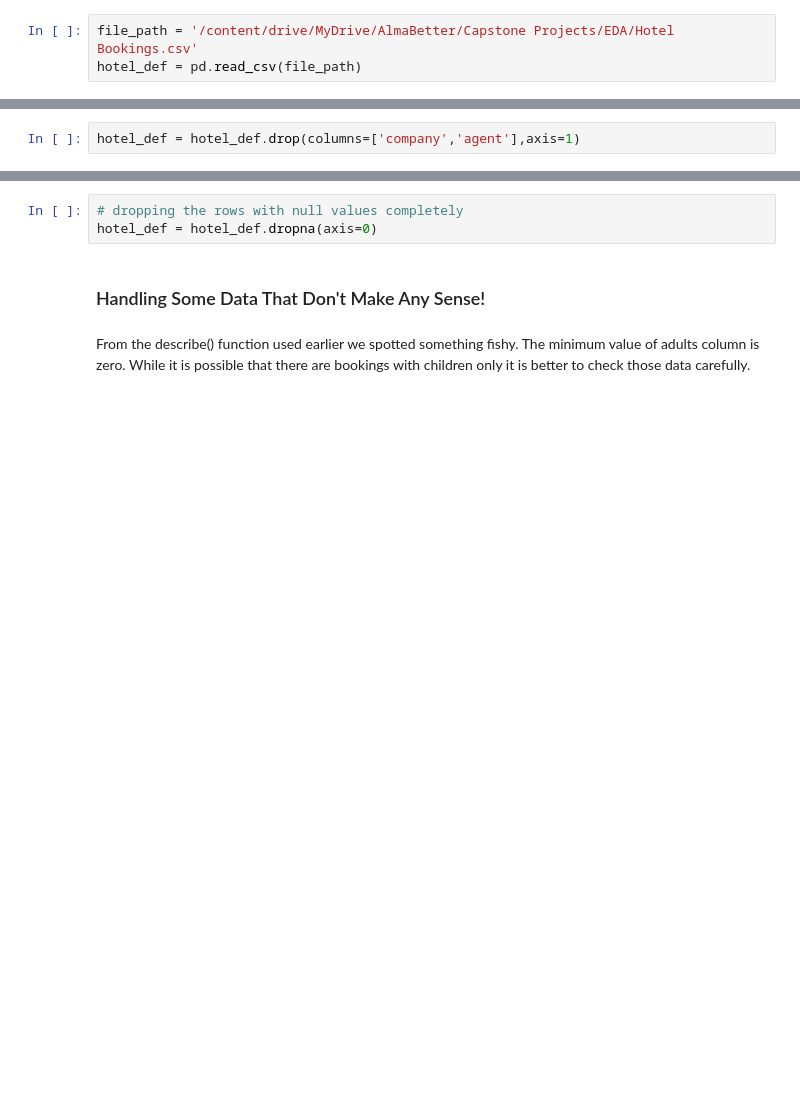
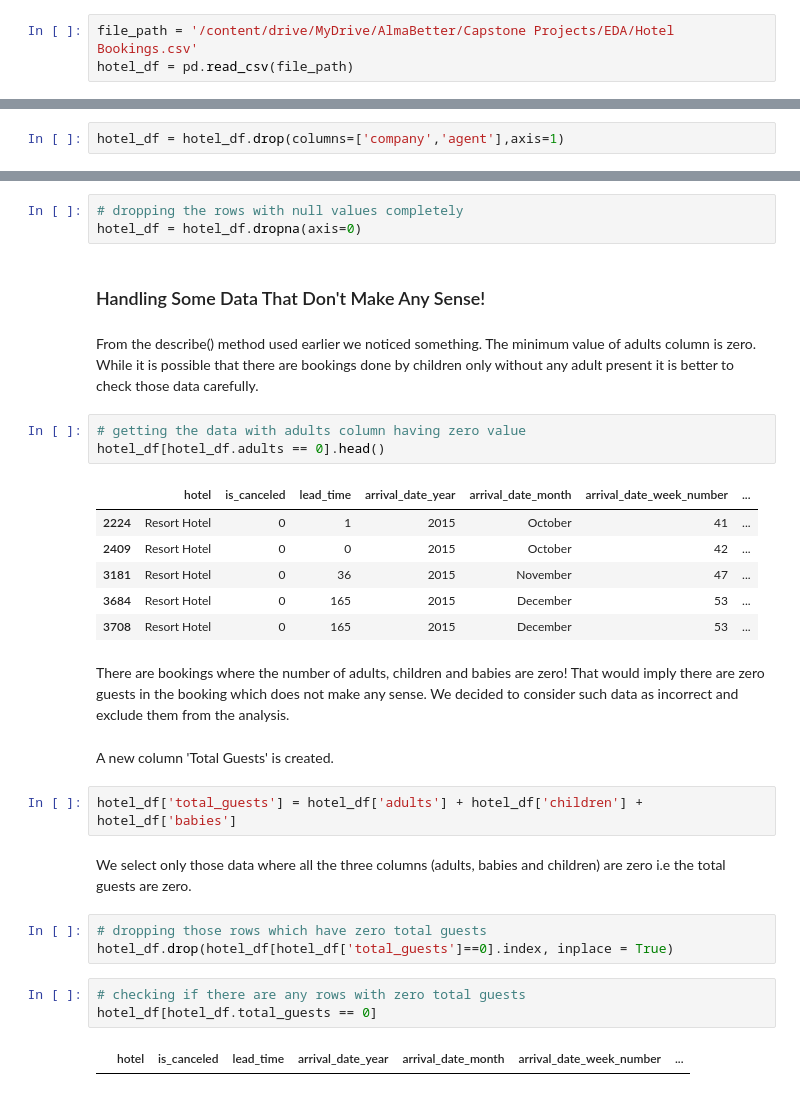
Before and after one commit to ParvezMakandar/Hotel-Booking-Analysis, a Jupyter notebook: Hotel_Booking_Analysis_Capstone_Project.ipynb, the cells around one changed output, grey strips where cells are left out. Saved outputs shown, nothing was run; the diff lists cells and outputs as text; blank space fills up the shorter version.

Commit message:
Second commit Hotel booking

```diff
--- a/Hotel_Booking_Analysis_Capstone_Project.ipynb
+++ b/Hotel_Booking_Analysis_Capstone_Project.ipynb
@@ -23,7 +25,7 @@ import matplotlib.pyplot as plt
 Download the dataset to use it as a pandas dataframe
 # %%
 file_path = '/content/drive/MyDrive/AlmaBetter/Capstone Projects/EDA/Hotel Bookings.csv'
-hotel_def = pd.read_csv(file_path)
+hotel_df = pd.read_csv(file_path)
 # %% [markdown]
 Lets find the shape of the dataset.
 # %%
@@ -105,13 +167,39 @@ The 'agent' column consists of float values. A little research about the dataset
 # %% [markdown]
 The 'company' column can be removed easily as most of the values are null. Those values also refer to the company ID and removing them is not an issue anyway.
 # %%
-hotel_def = hotel_def.drop(columns=['company','agent'],axis=1)
+hotel_df = hotel_df.drop(columns=['company','agent'],axis=1)
 # %% [markdown]
 The 'children' and 'country' columns have some null values. Those rows which contain the null values can be removed from the analysis.
 # %%
 # dropping the rows with null values completely
-hotel_def = hotel_def.dropna(axis=0)
+hotel_df = hotel_df.dropna(axis=0)
 # %% [markdown]
 ### Handling Some Data That Don't Make Any Sense!
 # %% [markdown]
-From the describe() function used earlier we spotted something fishy. The minimum value of adults column is zero. While it is possible that there are bookings with children only it is better to check those data carefully.
+From the describe() method used earlier we noticed something. The minimum value of adults column is zero. While it is possible that there are bookings done by children only without any adult present it is better to check those data carefully.
+# %%
+# getting the data with adults column having zero value
+hotel_df[hotel_df.adults == 0].head()
+# %% [output]
+|  | hotel | is_canceled | lead_time | arrival_date_year | arrival_date_month | arrival_date_week_number | ... |
+| 2224 | Resort Hotel | 0 | 1 | 2015 | October | 41 | ... |
+| 2409 | Resort Hotel | 0 | 0 | 2015 | October | 42 | ... |
+| 3181 | Resort Hotel | 0 | 36 | 2015 | November | 47 | ... |
+| 3684 | Resort Hotel | 0 | 165 | 2015 | December | 53 | ... |
+| 3708 | Resort Hotel | 0 | 165 | 2015 | December | 53 | ... |
+# %% [markdown]
+There are bookings where the number of adults, children and babies are zero! That would imply there are zero guests in the booking which does not make any sense. We decided to consider such data as incorrect and exclude them from the analysis.
+# %% [markdown]
+A new column 'Total Guests' is created.
+# %%
+hotel_df['total_guests'] = hotel_df['adults'] + hotel_df['children'] + hotel_df['babies']
+# %% [markdown]
+We select only those data where all the three columns (adults, babies and children) are zero i.e the total guests are zero.
+# %%
+# dropping those rows which have zero total guests
+hotel_df.drop(hotel_df[hotel_df['total_guests']==0].index, inplace = True)
+# %%
+# checking if there are any rows with zero total guests
+hotel_df[hotel_df.total_guests == 0]
+# %% [output]
+|  | hotel | is_canceled | lead_time | arrival_date_year | arrival_date_month | arrival_date_week_number | ... |
```
Also changed, not shown: parts of 11 cells of this notebook.
